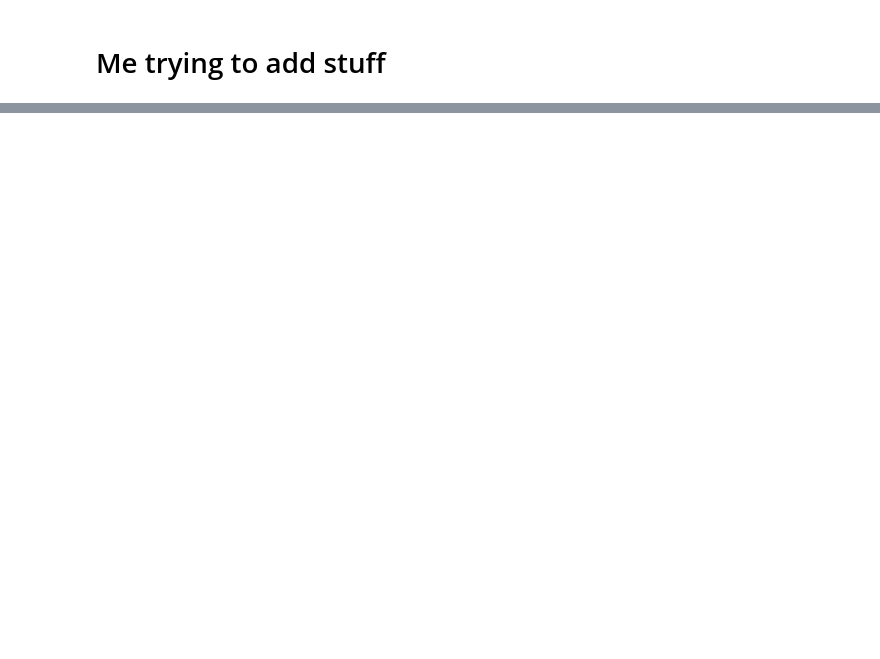
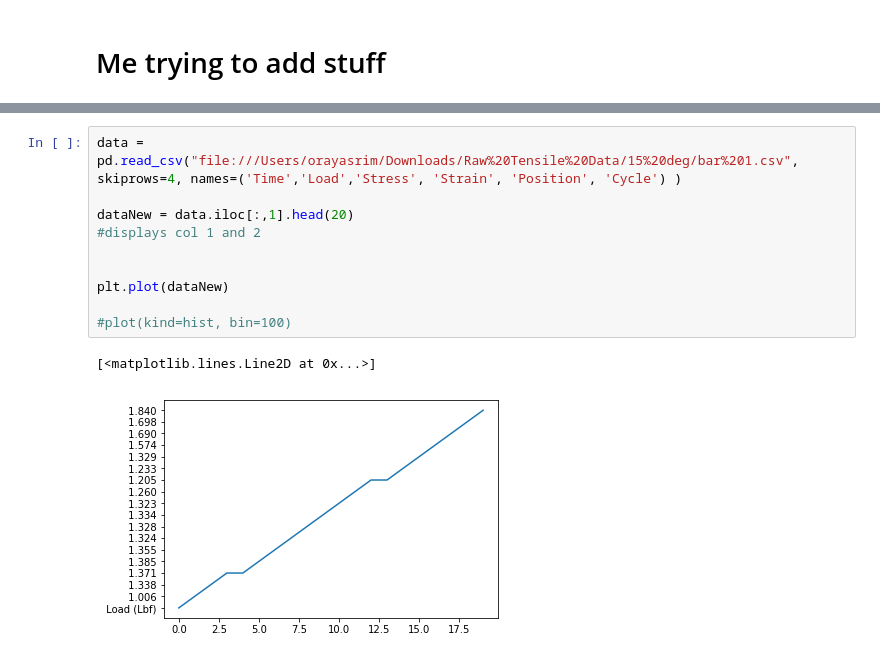
Before and after one commit to orayasrimokla/jup-notebook, a Jupyter notebook: test_data_wooo.ipynb, the cells around one changed output, grey strips where cells are left out. Drawn from its saved outputs; the diff is of its cells as text; blank space fills up the shorter version.

```diff
--- a/test_data_wooo.ipynb
+++ b/test_data_wooo.ipynb
@@ -46,0 +60,13 @@ wrkpls
+# %%
+data = pd.read_csv("file:///Users/orayasrim/Downloads/Raw%20Tensile%20Data/15%20deg/bar%201.csv", skiprows=4, names=('Time','Load','Stress', 'Strain', 'Position', 'Cycle') )
+
+dataNew = data.iloc[:,1].head(20)
+#displays col 1 and 2
+
+
+plt.plot(dataNew)
+
+#plot(kind=hist, bin=100)
+# %% [output]
+[<matplotlib.lines.Line2D at 0x...>]
+[figure, added]
```
Also changed, not shown: parts of 4 cells of this notebook.
